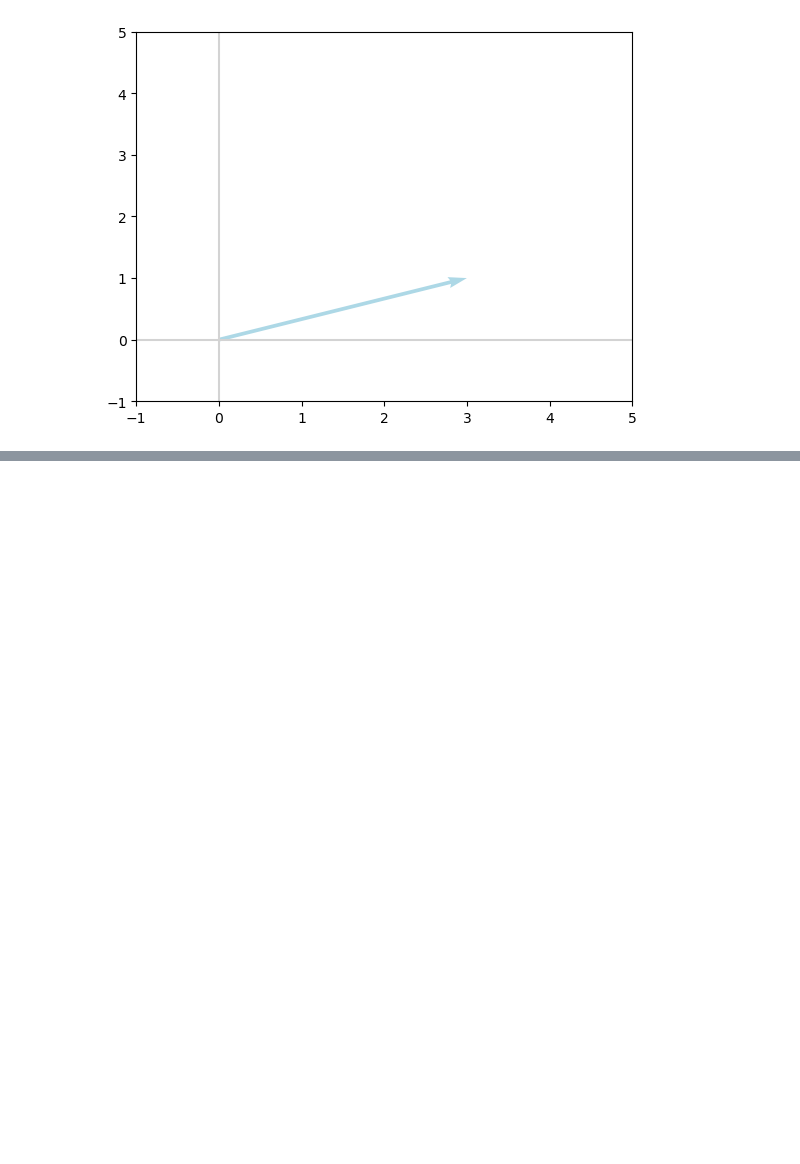
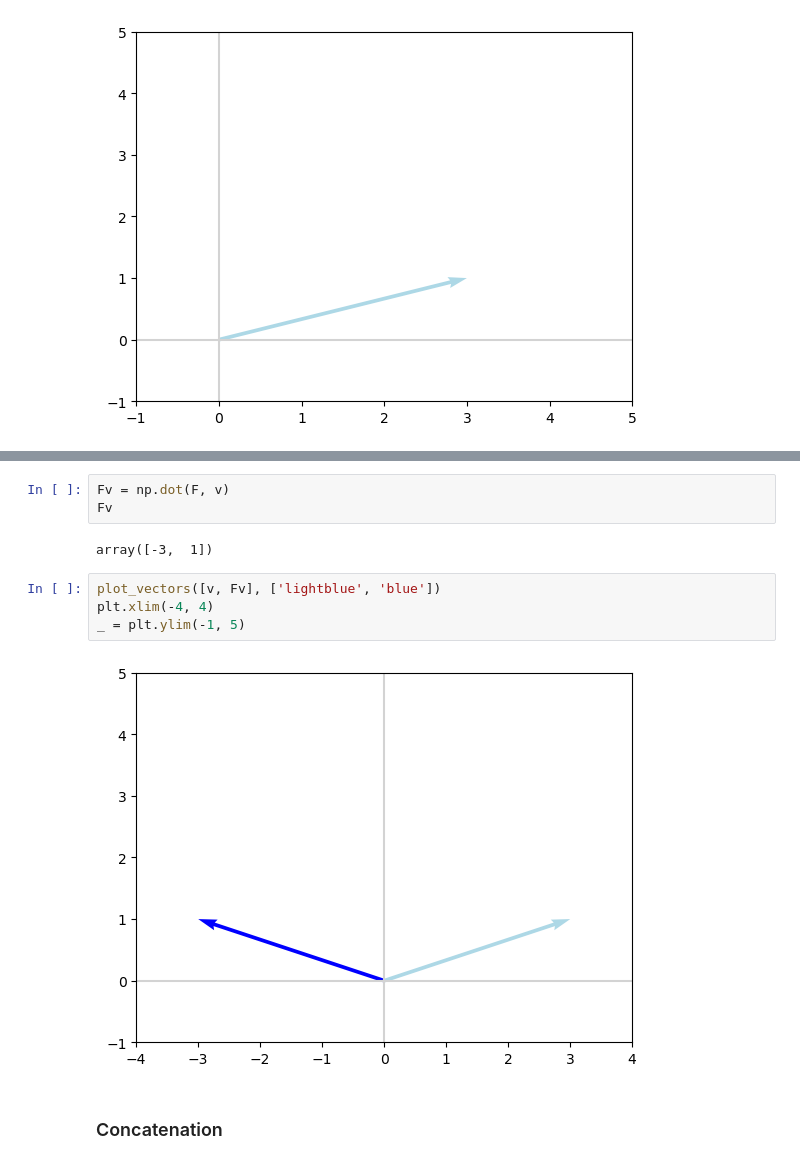
Before and after one commit to rabobahago/complete_deep_learning_pytorch, a Jupyter notebook: algebra/main.ipynb, the cells around one changed output, grey strips where cells are left out. Drawn from its saved outputs; the diff is of its cells as text; blank space fills up the shorter version.

```diff
--- a/algebra/main.ipynb
+++ b/algebra/main.ipynb
@@ -585,0 +634,13 @@ _ = plt.ylim(-1, 5)
+# %%
+Fv = np.dot(F, v)
+Fv
+# %% [output]
+array([-3,  1])
+# %%
+plot_vectors([v, Fv], ['lightblue', 'blue'])
+plt.xlim(-4, 4)
+_ = plt.ylim(-1, 5)
+# %% [output]
+[figure, added]
+# %% [markdown]
+### Concatenation
```
Also changed, not shown: parts of 11 cells of this notebook.
